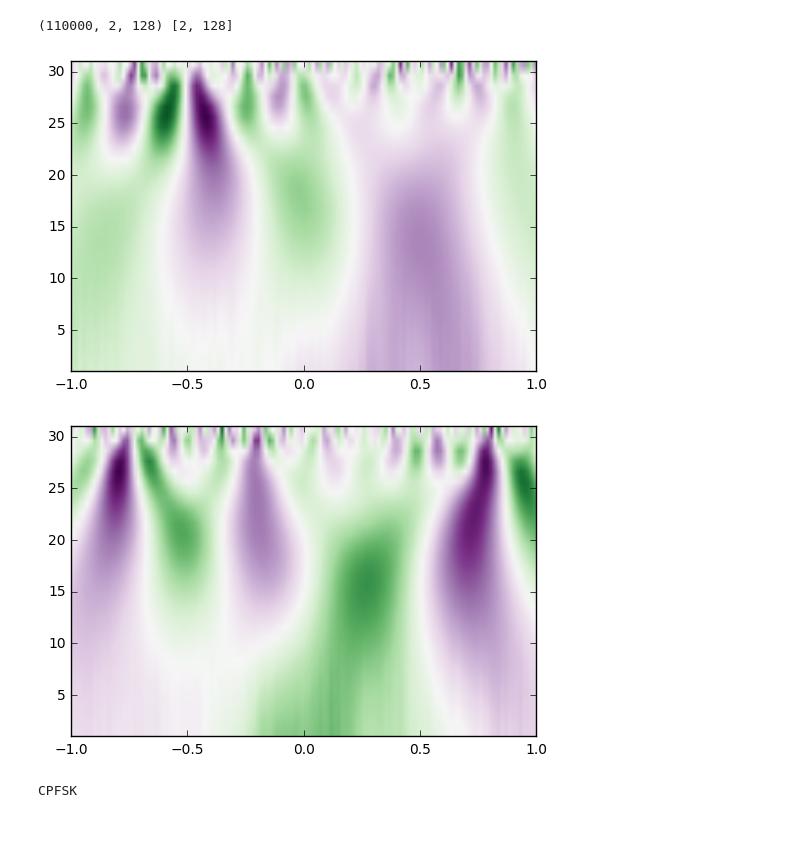
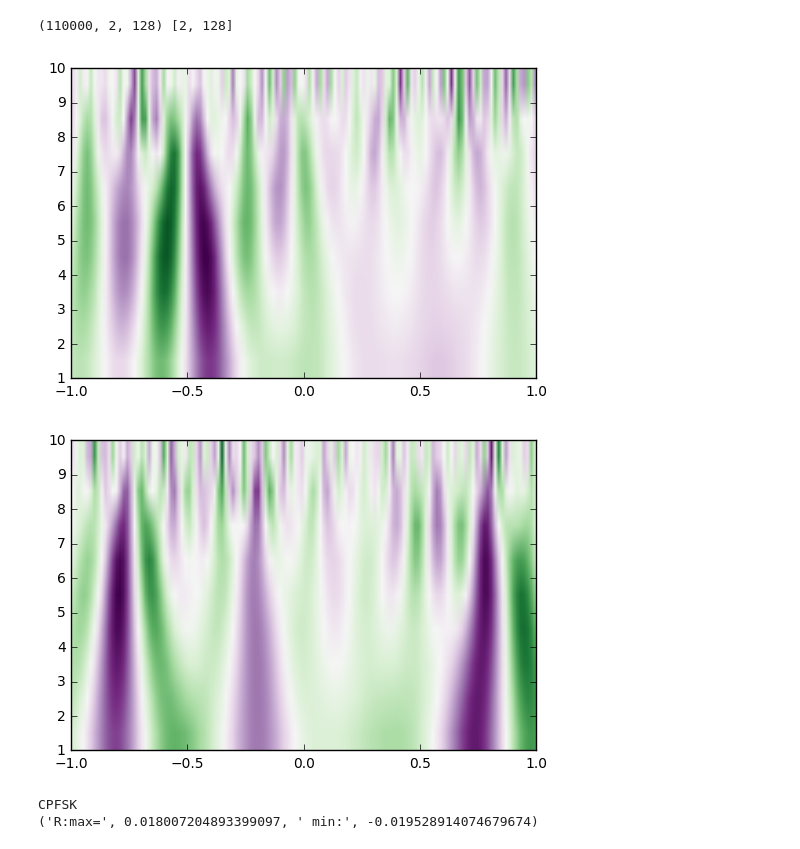
Before and after one commit to SYSU-Jmiao/university, a Jupyter notebook: src/deepLearning/wavelet/resutls.ipynb, the cells around one changed output. Cells and saved outputs as stored; diff of their text form; code cells hidden in the pictures.

```diff
--- a/src/deepLearning/wavelet/resutls.ipynb
+++ b/src/deepLearning/wavelet/resutls.ipynb
@@ -41,23 +41,26 @@ classes = mods
 (110000, 2, 128) [2, 128]
 # %%
 def to_image(index):
-    widths = np.arange(1, 31)
-    R = signal.cwt(X_train[0][0], signal.ricker, widths)
-    G = signal.cwt(X_train[0][1], signal.ricker, widths)
-    plt.imshow(R, extent=[-1, 1, 1, 31], cmap='PRGn', aspect='auto',
+    maxWidth = 10
+    widths = np.arange(1, maxWidth)
+    R = signal.cwt(X_train[index][0], signal.ricker, widths)
+    G = signal.cwt(X_train[index][1], signal.ricker, widths)
+    plt.imshow(R, extent=[-1, 1, 1, maxWidth], cmap='PRGn', aspect='auto',
                vmax=abs(R1).max(), vmin=-abs(R1).max())
     plt.show()
 
-    plt.imshow(G, extent=[-1, 1, 1, 31], cmap='PRGn', aspect='auto',
+    plt.imshow(G, extent=[-1, 1, 1, maxWidth], cmap='PRGn', aspect='auto',
                vmax=abs(G1).max(), vmin=-abs(G1).max())
     plt.show()
     print classes[list(Y_train[index]).index(1)]
+    print ("R:max=",np.amax(R)," min:",np.amin(R))
 
 to_image(0)
 # %% [output]
-[figure, old version]
+[figure, new version]
-[figure, old version]
+[figure, new version]
 CPFSK
+('R:max=', 0.018007204893399097, ' min:', -0.019528914074679674)
 # %%
 to_image(1)
 # %% [output]
```
Also changed, not shown: parts of 4 cells of this notebook.
